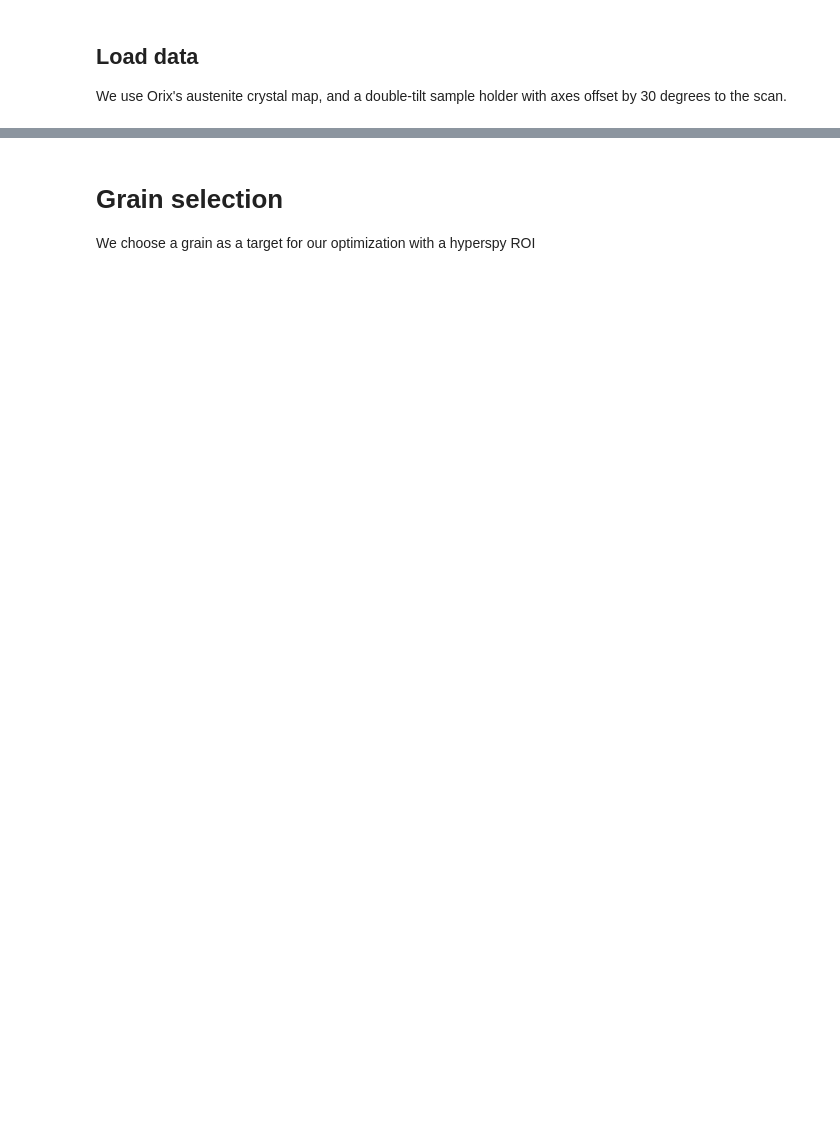
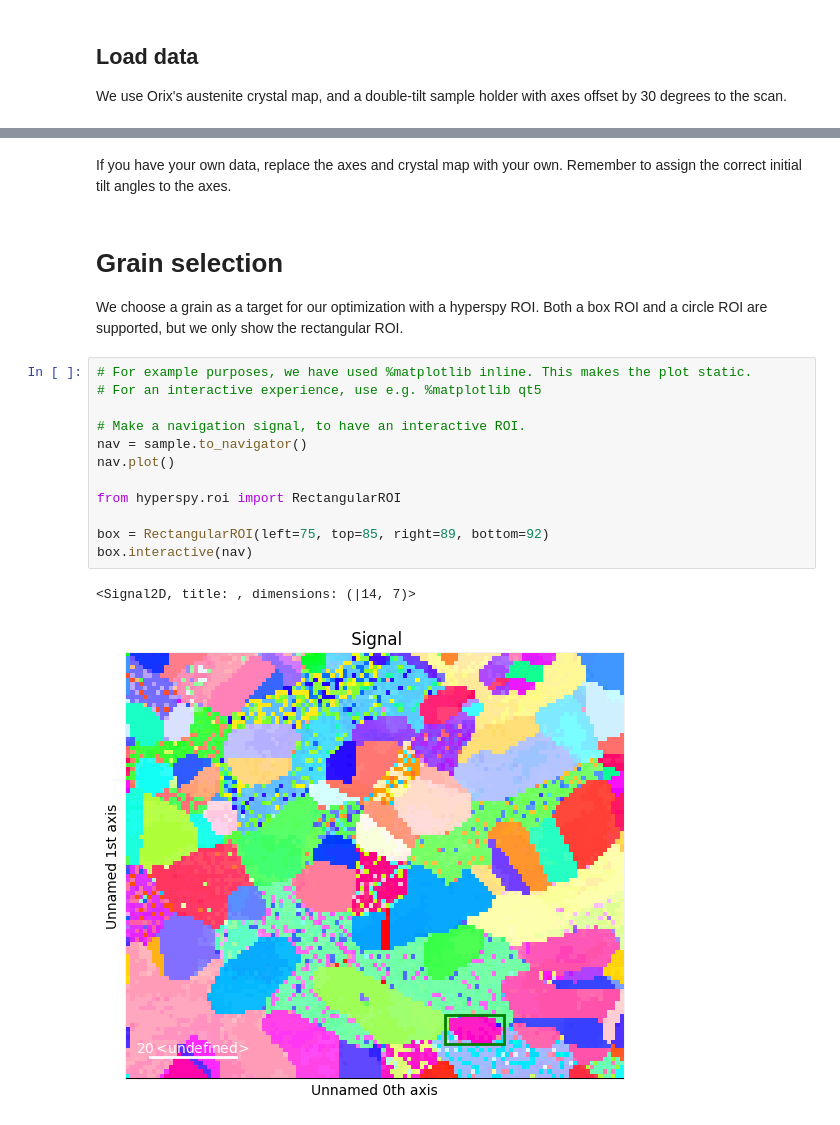
Before and after one commit to viljarjf/tiltlib, a Jupyter notebook: examples/zone_axis_alignment.ipynb, the cells around one changed output, grey strips where cells are left out. Cells and saved outputs as stored; diff of their text form; blank space fills up the shorter version.

```diff
--- a/examples/zone_axis_alignment.ipynb
+++ b/examples/zone_axis_alignment.ipynb
@@ -44,4 +45,22 @@ sample.plot()
+# %% [markdown]
+If you have your own data, replace the axes and crystal map with your own. Remember to assign the correct initial tilt angles to the axes.
 # %% [markdown]
 # Grain selection
 
-We choose a grain as a target for our optimization with a hyperspy ROI
+We choose a grain as a target for our optimization with a hyperspy ROI.
+Both a box ROI and a circle ROI are supported, but we only show the rectangular ROI.
+# %%
+# For example purposes, we have used %matplotlib inline. This makes the plot static.
+# For an interactive experience, use e.g. %matplotlib qt5
+
+# Make a navigation signal, to have an interactive ROI.
+nav = sample.to_navigator()
+nav.plot()
+
+from hyperspy.roi import RectangularROI
+
+box = RectangularROI(left=75, top=85, right=89, bottom=92)
+box.interactive(nav)
+# %% [output]
+<Signal2D, title: , dimensions: (|14, 7)>
+[figure, added]
```
Also changed, not shown: parts of 19 cells of this notebook.
